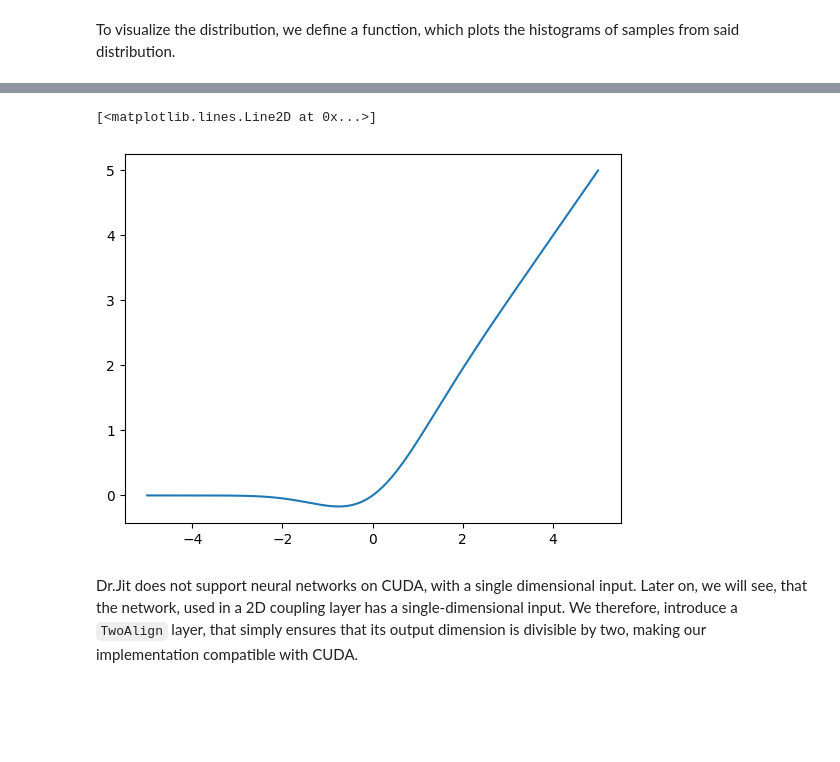
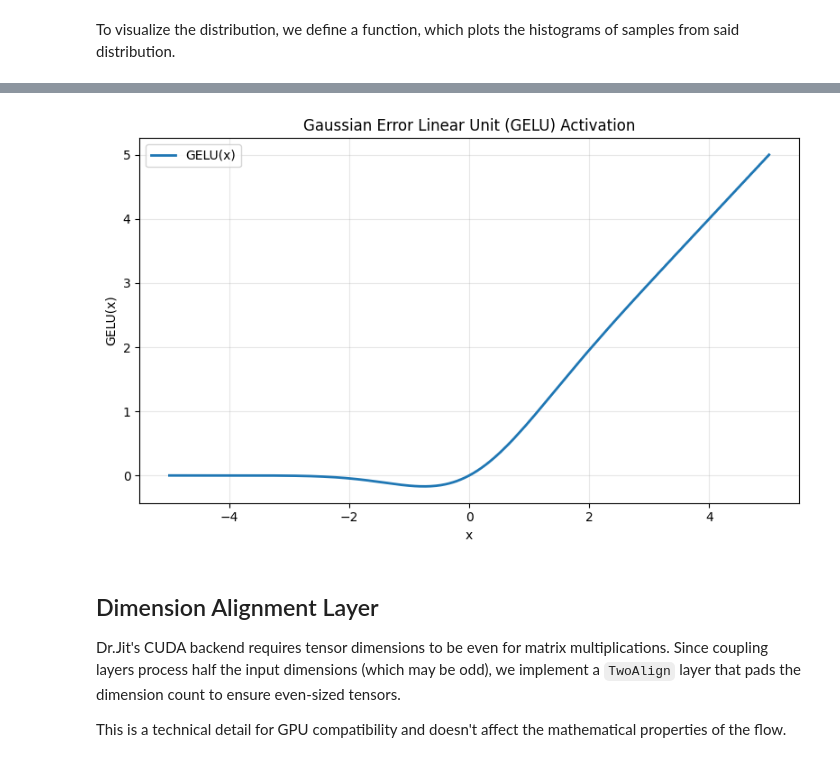
Before and after one commit to DoeringChristian/mitsuba3-experiments, a Jupyter notebook: normflow.ipynb, the cells around one changed output, grey strips where cells are left out. Cells and saved outputs as stored; diff of their text form; code cells hidden in the pictures; blank space fills up the shorter version.

```diff
--- a/normflow.ipynb
+++ b/normflow.ipynb
@@ -186,43 +258,60 @@ approximation, or use the builtin erf function.
 # %%
 
 
 class GELU(nn.Module):
     r"""
-    Gaussian Error Linear Unit activation function, with and without tanh
-    approximation.
+    Gaussian Error Linear Unit activation function.
+
+    GELU provides a smooth approximation to the ReLU activation that has shown
+    superior performance in many deep learning applications. Unlike ReLU, GELU
+    is differentiable everywhere and provides non-zero gradients for negative inputs.
+
+    Args:
+        approx: Approximation method - "none" for exact, "tanh" for fast approximation
     """
 
     DRJIT_STRUCT = {"approx": str}
 
     def __init__(self, approx: Literal["none", "tanh"] = "none") -> None:
         super().__init__()
         self.approx = approx
 
     def __call__(self, arg: nn.CoopVec, /) -> nn.CoopVec:
         if self.approx == "tanh":
             return (
                 0.5
                 * arg
                 * (1 + dr.tanh(dr.sqrt(2 / dr.pi) * (arg + 0.044715 * arg * arg * arg)))
             )
         elif self.approx == "none":
             x = ArrayXf16(arg)
             y = x * (1 + dr.erf(x))
             return nn.CoopVec(y)
 
 
+# Visualize GELU activation function
 x = dr.linspace(Float32, -5, 5, 1000)
 y = ArrayXf16(GELU("tanh")(x))
-plt.plot(x, y)
+plt.figure(figsize=(8, 5))
+plt.plot(x, y, linewidth=2, label="GELU(x)")
+plt.xlabel("x")
+plt.ylabel("GELU(x)")
+plt.title("Gaussian Error Linear Unit (GELU) Activation")
+plt.grid(True, alpha=0.3)
+plt.legend()
+plt.tight_layout()
 # %% [output]
-[<matplotlib.lines.Line2D at 0x...>]
-[figure, old version]
+[figure, new version]
 # %% [markdown]
-Dr.Jit does not support neural networks on CUDA, with a single dimensional
-input. Later on, we will see, that the network, used in a 2D coupling layer
-has a single-dimensional input. We therefore, introduce a `TwoAlign` layer,
-that simply ensures that its output dimension is divisible by two, making our
-implementation compatible with CUDA.
+## Dimension Alignment Layer
+
+Dr.Jit's CUDA backend requires tensor dimensions to be even for matrix
+multiplications. Since coupling layers process half the input dimensions
+(which may be odd), we implement a `TwoAlign` layer that pads the dimension
+count to ensure even-sized tensors.
+
+This is a technical detail for GPU compatibility and doesn't affect the
+mathematical properties of the flow.
 # %%
 
 
```
Also changed, not shown: parts of 26 cells of this notebook, 1 other file.
